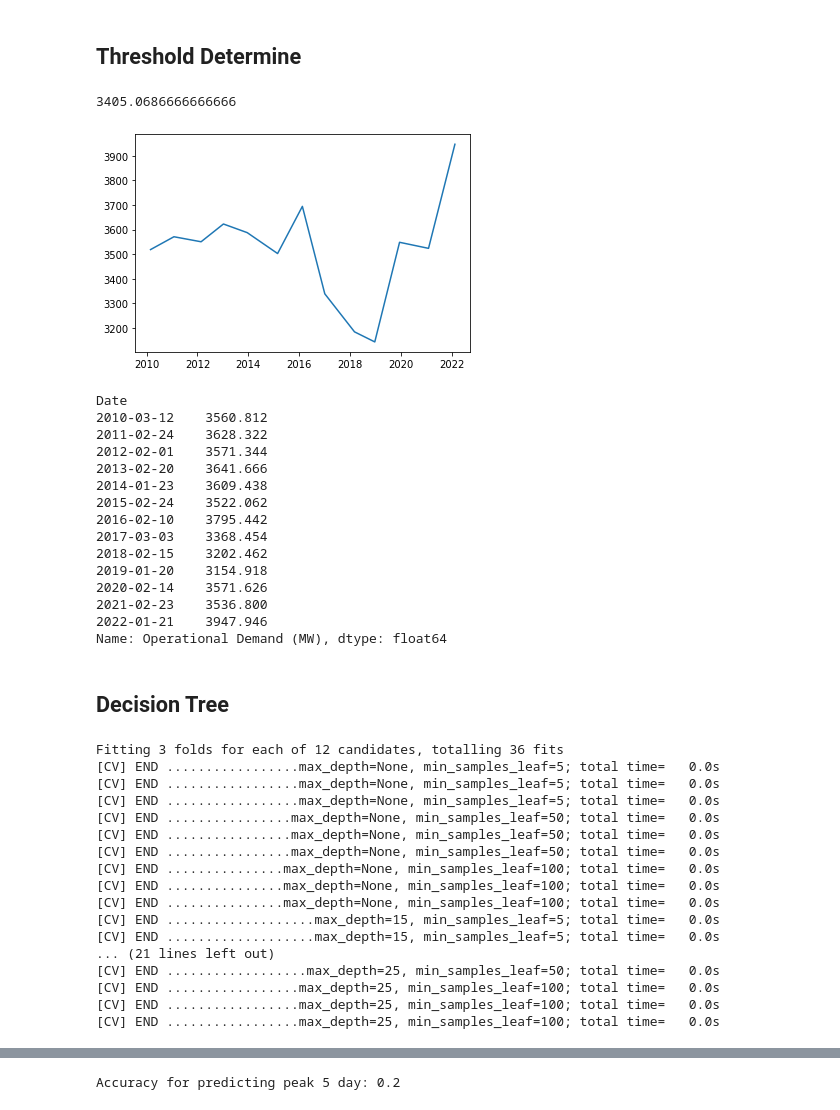
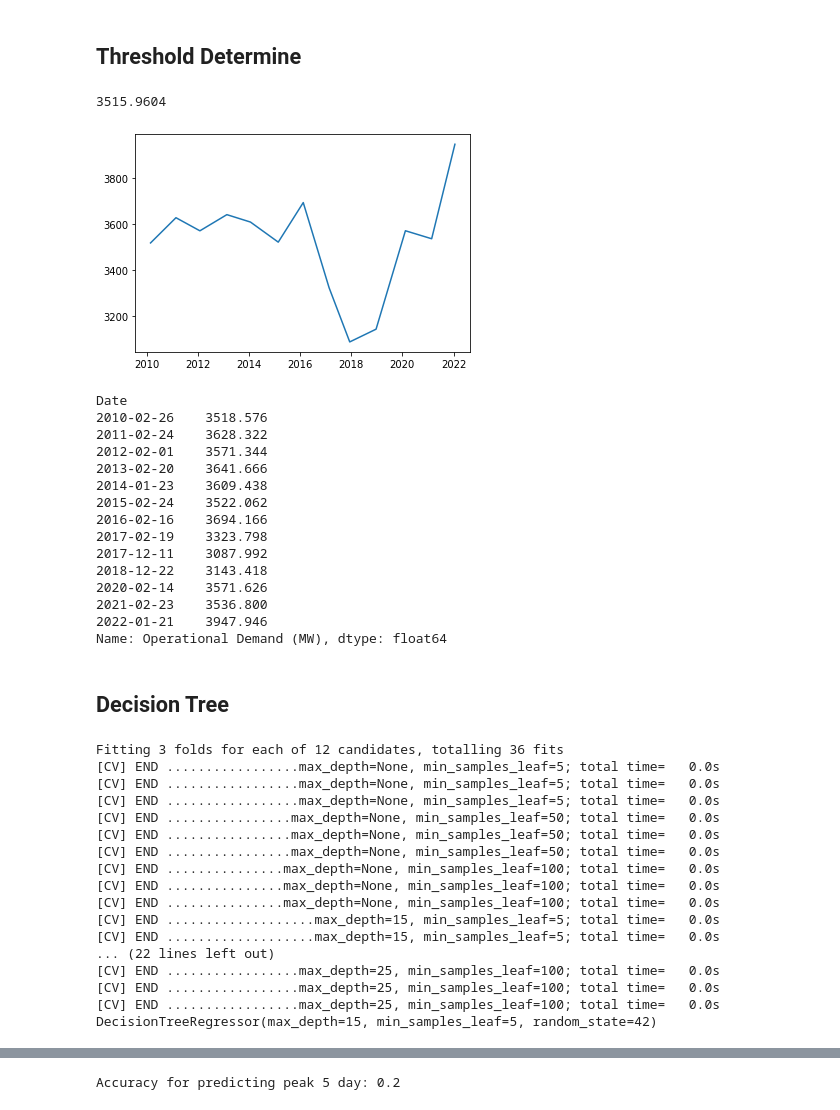
Before and after one commit to zheyzhang/Capstone-Individual, a Jupyter notebook: Data Modeling/Max_demand/Max_demand.ipynb, the cells around one changed output, grey strips where cells are left out. Saved outputs shown, nothing was run; the diff lists cells and outputs as text; code cells hidden in the pictures.

```diff
--- a/Data Modeling/Max_demand/Max_demand.ipynb
+++ b/Data Modeling/Max_demand/Max_demand.ipynb
@@ -61,9 +61,10 @@ df.head(100)
 # %% [markdown]
 ## Data Cleaning
 # %%
-# numeric_dtypes = ['int16', 'int32', 'int64', 'float16', 'float32', 'float64']
-# numeric = []
-# for i in df.columns:
-#     if df[i].dtype not in numeric_dtypes:
-#         df[i]=df[i].str.replace(" ",'') # Replace all ' ' into none
-#         df[i]=pd.to_numeric(df[i])
+numeric_dtypes = ['int16', 'int32', 'int64', 'float16', 'float32', 'float64']
+numeric = []
+for i in df.columns:
+    if df[i].dtype not in numeric_dtypes:
+        # if df[i].dtype ==
+        df[i]=df[i].replace(" ",'') # Replace all ' ' into none
+        df[i]=pd.to_numeric(df[i])
@@ -124,35 +171,37 @@ def ModelScore(true,predict):
 # %%
 new_df_summer = pd.DataFrame()
 for i in range(2009,2022):
     s0 = str(i) + '-12-01'
-    s1 = str(i+1) + '-04-01'
+    s1 = str(i+1) + '-03-01'
     df_summer = model_df[(model_df.index >= s0) & (s1 > model_df.index)]
     order_table = df_summer.sort_values('Operational Demand (MW)',ascending=False)
-    nr = order_table[4:5]
+    nr = order_table[3:4]
     new_df_summer = pd.concat((new_df_summer,nr))
 od = new_df_summer['Operational Demand (MW)']
 plt.plot(od.index,od)
-year_choose = 3 # number of year we choose to get the average threshold
-ave_threshold = sum(od[-4:-1])/year_choose
-# ave_threshold= sum(od[:-1])/len(od[:-1])
+# year_choose = 3 # number of year we choose to get the average threshold
+# ave_threshold = sum(od[-4:-1])/year_choose
+# ave_threshold= sum(od[:-1])/len(od[:-1]) # average of lowest of peak4 of all previous summers
+df_summer = model_df[(model_df.index >= '2020-12-01') & ('2021-03-01' > model_df.index)] # 95% of last summer as threshold
+ave_threshold = np.percentile(df_summer['Operational Demand (MW)'],95)
 ave_threshold
 # %% [output]
-3405.0686666666666
+3515.9604
-[figure, old version]
+[figure, new version]
 # %%
 od
 # %% [output]
 Date
-2010-03-12    3560.812
+2010-02-26    3518.576
 2011-02-24    3628.322
 2012-02-01    3571.344
 2013-02-20    3641.666
 2014-01-23    3609.438
 2015-02-24    3522.062
-2016-02-10    3795.442
-2017-03-03    3368.454
-2018-02-15    3202.462
-2019-01-20    3154.918
+2016-02-16    3694.166
+2017-02-19    3323.798
+2017-12-11    3087.992
+2018-12-22    3143.418
 2020-02-14    3571.626
 2021-02-23    3536.800
 2022-01-21    3947.946
@@ -169,7 +218,8 @@ param_grid_dtree = dict(
 grid_dtree=GridSearchCV(tree_reg, param_grid_dtree, cv=3, scoring='neg_root_mean_squared_error',verbose=2,return_train_score=True)
 
 grid_dtree.fit(X_train,y_train)
-y_pred_tree = grid_dtree.predict(X_test)
+y_pred_tree_test = grid_dtree.predict(X_test)
+print(grid_dtree.best_estimator_)
 # %% [output]
 Fitting 3 folds for each of 12 candidates, totalling 36 fits
 [CV] END .................max_depth=None, min_samples_leaf=5; total time=   0.0s
@@ -183,8 +233,8 @@ Fitting 3 folds for each of 12 candidates, totalling 36 fits
 [CV] END ...............max_depth=None, min_samples_leaf=100; total time=   0.0s
 [CV] END ...................max_depth=15, min_samples_leaf=5; total time=   0.0s
 [CV] END ...................max_depth=15, min_samples_leaf=5; total time=   0.0s
-... (21 lines left out)
-[CV] END ..................max_depth=25, min_samples_leaf=50; total time=   0.0s
+... (22 lines left out)
 [CV] END .................max_depth=25, min_samples_leaf=100; total time=   0.0s
 [CV] END .................max_depth=25, min_samples_leaf=100; total time=   0.0s
 [CV] END .................max_depth=25, min_samples_leaf=100; total time=   0.0s
+DecisionTreeRegressor(max_depth=15, min_samples_leaf=5, random_state=42)
```
Also changed, not shown: parts of 34 cells of this notebook.
